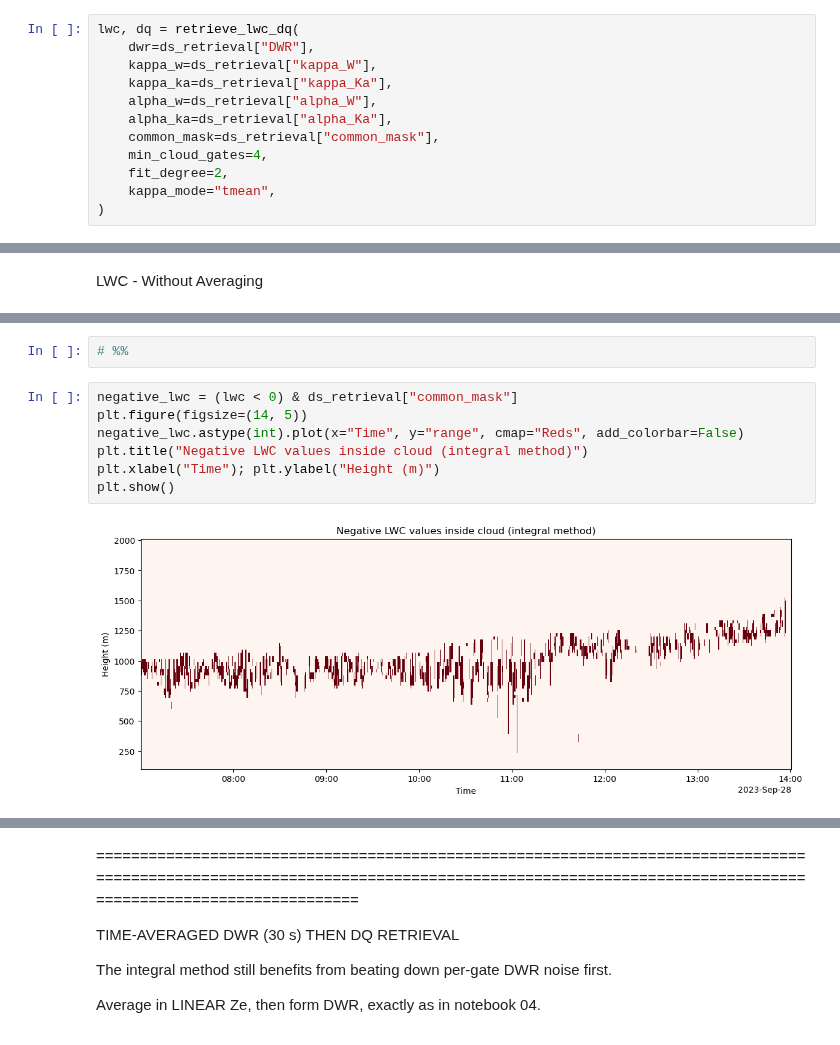
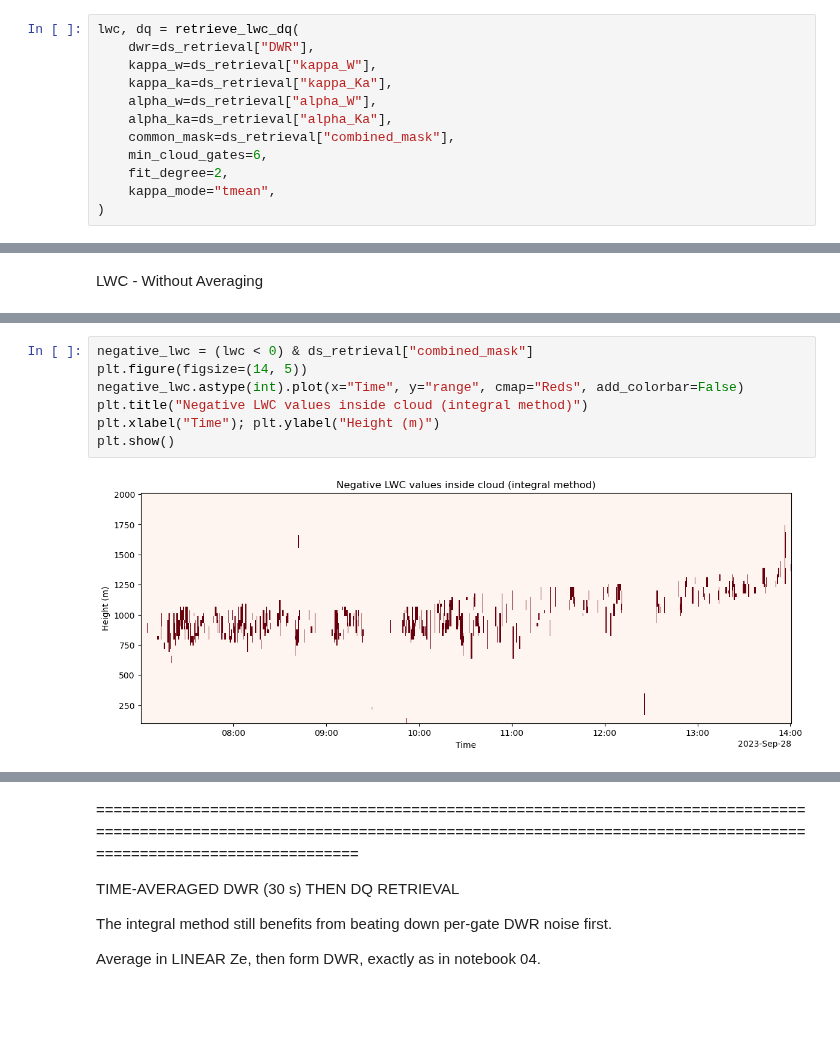
Before and after one commit to geronbreuergb-tech/dual_freq_radar_lwc, a Jupyter notebook: notebooks/05_lwc_retrieval_dq_integral.ipynb, the cells around one changed output, grey strips where cells are left out. Drawn from its saved outputs; the diff is of its cells as text; blank space fills up the shorter version.

```diff
--- a/notebooks/05_lwc_retrieval_dq_integral.ipynb
+++ b/notebooks/05_lwc_retrieval_dq_integral.ipynb
@@ -116,8 +117,8 @@ lwc, dq = retrieve_lwc_dq(
     kappa_ka=ds_retrieval["kappa_Ka"],
     alpha_w=ds_retrieval["alpha_W"],
     alpha_ka=ds_retrieval["alpha_Ka"],
-    common_mask=ds_retrieval["common_mask"],
-    min_cloud_gates=4,
+    common_mask=ds_retrieval["combined_mask"],
+    min_cloud_gates=6,
     fit_degree=2,
     kappa_mode="tmean",
 )
@@ -170,11 +171,9 @@ LWC quantiles: p05=-4.42, p50=0.15, p95=4.49 g/m³
-# %%
-# %%
 # %%
-negative_lwc = (lwc < 0) & ds_retrieval["common_mask"]
+negative_lwc = (lwc < 0) & ds_retrieval["combined_mask"]
 plt.figure(figsize=(14, 5))
 negative_lwc.astype(int).plot(x="Time", y="range", cmap="Reds", add_colorbar=False)
 plt.title("Negative LWC values inside cloud (integral method)")
 plt.xlabel("Time"); plt.ylabel("Height (m)")
 plt.show()
 # %% [output]
-[figure, old version]
+[figure, new version]
```
Also changed, not shown: parts of 27 cells of this notebook, 3 other files.
